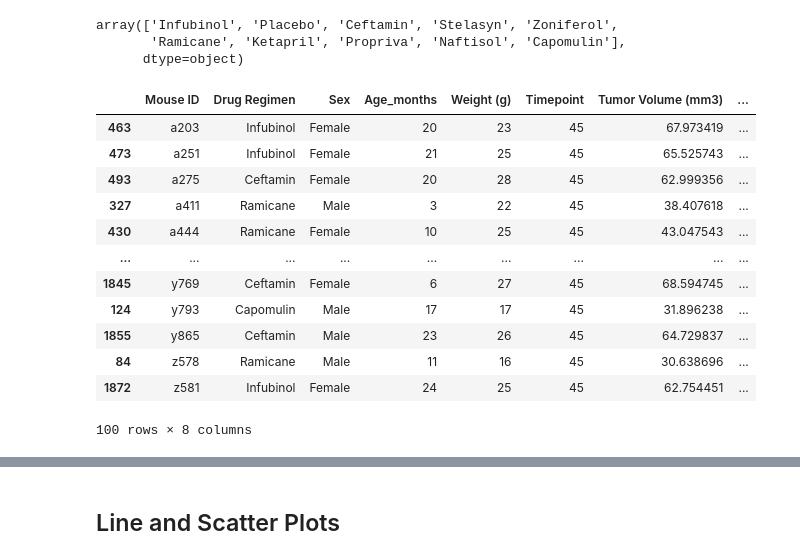
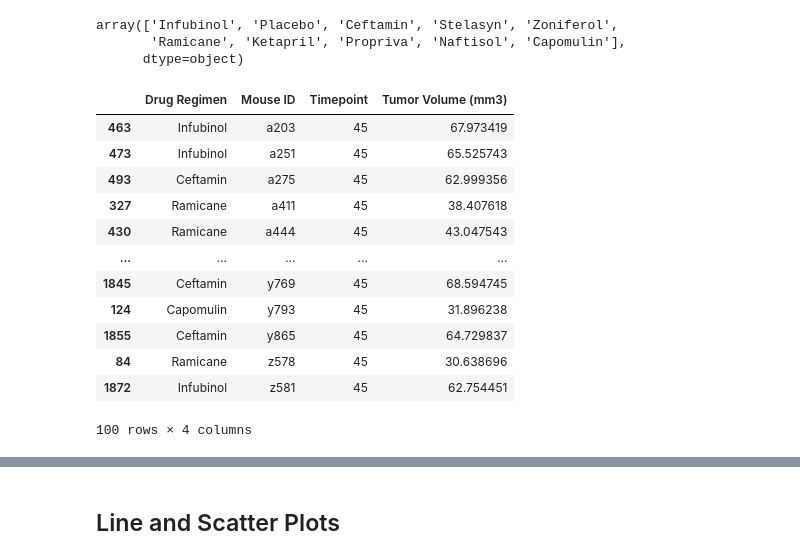
Before and after one commit to kldudzinsky/Matplotlib-Homework---The-Power-of-Plots, a Jupyter notebook: Resources/pymaceuticals_starter.ipynb, the cells around one changed output, grey strips where cells are left out. Saved outputs shown, nothing was run; the diff lists cells and outputs as text; code cells hidden in the pictures.

```diff
--- a/Resources/pymaceuticals_starter.ipynb
+++ b/Resources/pymaceuticals_starter.ipynb
@@ -166,27 +166,26 @@ array(['Infubinol', 'Placebo', 'Ceftamin', 'Stelasyn', 'Zoniferol',
 # %%
 # Calculate the final tumor volume of each mouse across four of the treatment regimens:
 # Capomulin, Ramicane, Infubinol, and Ceftamin
 
 # Start by getting the last (greatest) timepoint for each mouse
 max_timepoint=mouse_combined_clean.loc[mouse_combined_clean.groupby("Mouse ID", as_index=False)["Timepoint"].idxmax()]
 #drop drug regimens other than Capomulin, Ramicane, Infubinol, and Ceftamin
-#drugnames = max_timepoint[max_timepoint["Drug Regimen"] == 'Placebo','Stelasyn','Zoniferol','Ketapril','Propriva','Naftisol'].index
-# Merge this group df with the original dataframe to get the tumor volume at the last timepoint
-
-spefdrug_vol=max_timepoint[max_timepoint["Drug Regimen"].str.contains('(?i)Capomulin|Ramicane|Infubinol|Ceftamin')]
+spefdrug=max_timepoint[max_timepoint["Drug Regimen"].str.contains('(?i)Capomulin|Ramicane|Infubinol|Ceftamin')]
+spefdrug_vol=spefdrug[["Drug Regimen", "Mouse ID", "Timepoint","Tumor Volume (mm3)"]]
+spefdrug_vol
 # %% [output]
-|  | Mouse ID | Drug Regimen | Sex | Age_months | Weight (g) | Timepoint | Tumor Volume (mm3) | ... |
-| 463 | a203 | Infubinol | Female | 20 | 23 | 45 | 67.973419 | ... |
-| 473 | a251 | Infubinol | Female | 21 | 25 | 45 | 65.525743 | ... |
-| 493 | a275 | Ceftamin | Female | 20 | 28 | 45 | 62.999356 | ... |
-| 327 | a411 | Ramicane | Male | 3 | 22 | 45 | 38.407618 | ... |
-| 430 | a444 | Ramicane | Female | 10 | 25 | 45 | 43.047543 | ... |
-| ... | ... | ... | ... | ... | ... | ... | ... | ... |
-| 1845 | y769 | Ceftamin | Female | 6 | 27 | 45 | 68.594745 | ... |
-| 124 | y793 | Capomulin | Male | 17 | 17 | 45 | 31.896238 | ... |
-| 1855 | y865 | Ceftamin | Male | 23 | 26 | 45 | 64.729837 | ... |
-| 84 | z578 | Ramicane | Male | 11 | 16 | 45 | 30.638696 | ... |
-| 1872 | z581 | Infubinol | Female | 24 | 25 | 45 | 62.754451 | ... |
+|  | Drug Regimen | Mouse ID | Timepoint | Tumor Volume (mm3) |
+| 463 | Infubinol | a203 | 45 | 67.973419 |
+| 473 | Infubinol | a251 | 45 | 65.525743 |
+| 493 | Ceftamin | a275 | 45 | 62.999356 |
+| 327 | Ramicane | a411 | 45 | 38.407618 |
+| 430 | Ramicane | a444 | 45 | 43.047543 |
+| ... | ... | ... | ... | ... |
+| 1845 | Ceftamin | y769 | 45 | 68.594745 |
+| 124 | Capomulin | y793 | 45 | 31.896238 |
+| 1855 | Ceftamin | y865 | 45 | 64.729837 |
+| 84 | Ramicane | z578 | 45 | 30.638696 |
+| 1872 | Infubinol | z581 | 45 | 62.754451 |
-100 rows × 8 columns
+100 rows × 4 columns
 # %%
 # Put treatments into a list for for loop (and later for plot labels)
```
Also changed, not shown: parts of 1 cell of this notebook.
